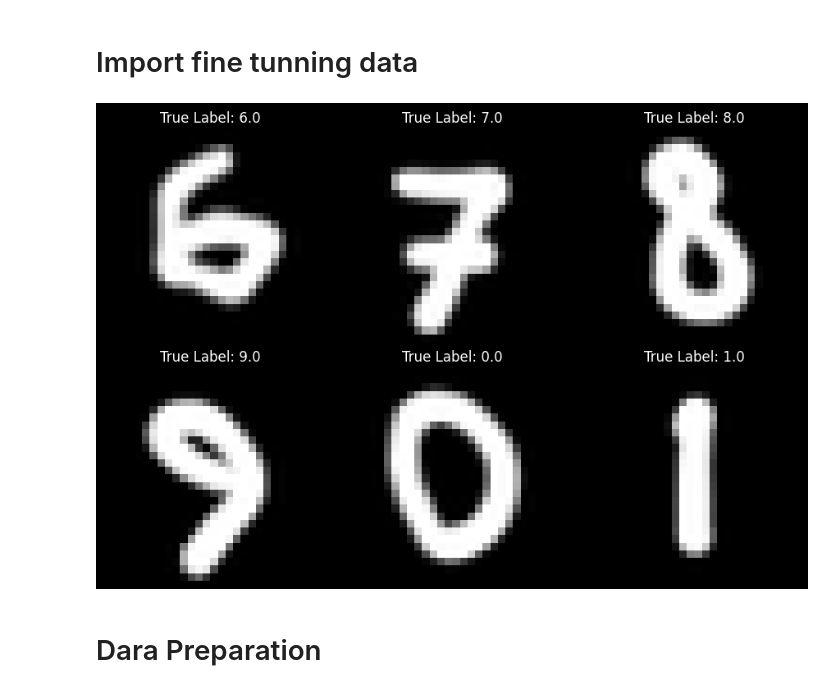
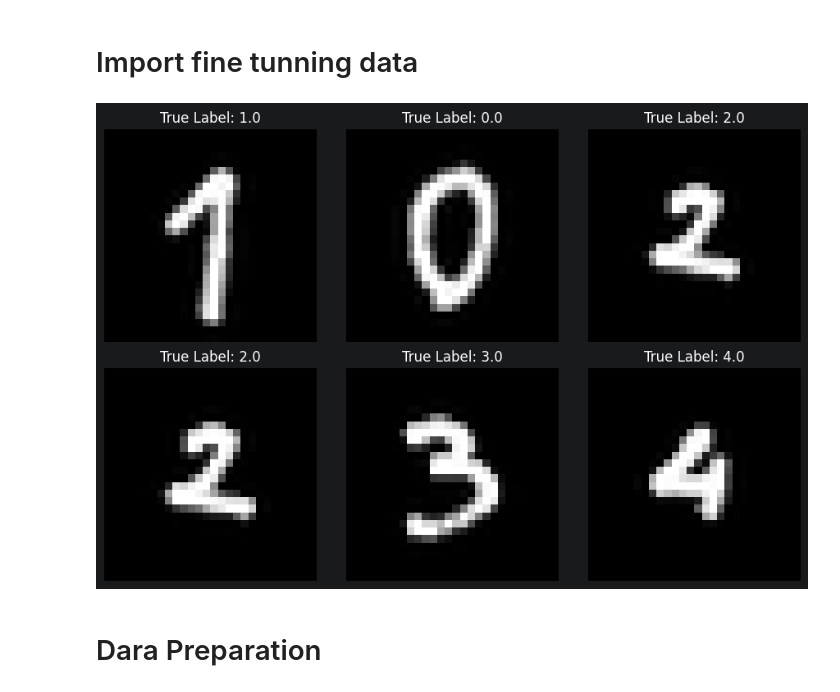
Before and after one commit to AI-MED-AGH/handwritten-digits-recognizer, a Jupyter notebook: Fine_tuning.ipynb, the cells around one changed output. Cells and saved outputs as stored; diff of their text form; code cells hidden in the pictures.

```diff
--- a/Fine_tuning.ipynb
+++ b/Fine_tuning.ipynb
@@ -29,39 +29,41 @@ torch.manual_seed(random_seed)
 PATH = "fine-tuning-data-collector/fine_tune_data.csv"
 
 line_data = np.genfromtxt(PATH, delimiter=',')
+
+line_data = line_data[1:]
 
 true_labels = np.array([d[0] for d in line_data], dtype=np.float32)
 # Reshape, normalize in one line
 data = np.array([(np.array(d[1:], dtype=np.float32) / 255.0).reshape((28, 28)) for d in line_data])
 
 # Center image
 centered_images = []
 for img in data:
     if img.sum() < 1e-5:
         centered_images.append(img)
         continue
 
     c_y, c_x = center_of_mass(img)
 
     shift_x = 13.5 - c_x
     shift_y = 13.5 - c_y
 
     centered_image = shift(img, shift=(shift_y, shift_x), cval=0.0)
     centered_images.append(centered_image)
 
 fig, axes = plt.subplots(2, 3, figsize=(9, 6))
 axes = axes.flatten()
 
 for i in range(6):
     ax = axes[i]
     ax.imshow(centered_images[i], cmap='gray', vmin=0, vmax=1)
     ax.set_title(f"True Label: {true_labels[i]}")
     ax.axis('off')
 
 plt.tight_layout()
 # plt.savefig("six_images_subplots.png")
 # %% [output]
-[figure, old version]
+[figure, new version]
 # %% [markdown]
 # Dara Preparation
 # %% [markdown]
```
Also changed, not shown: parts of 3 cells of this notebook.
